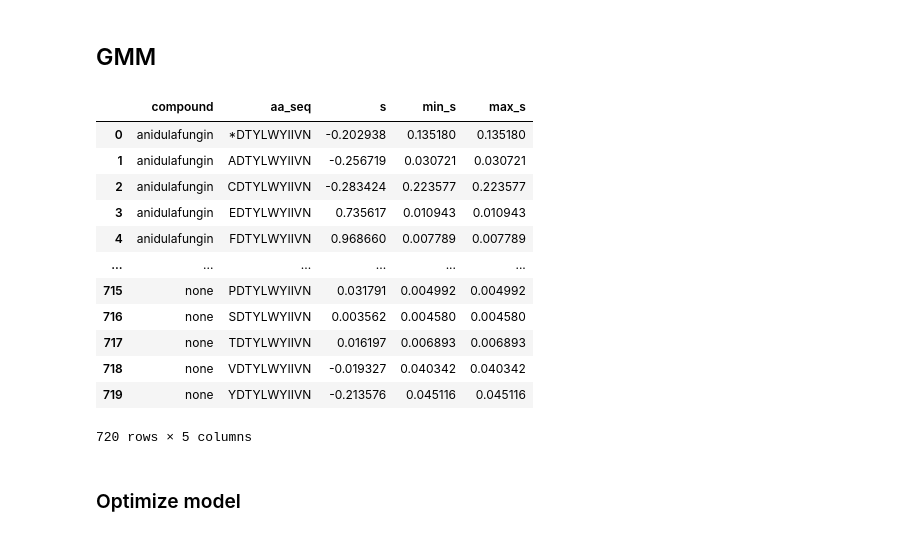
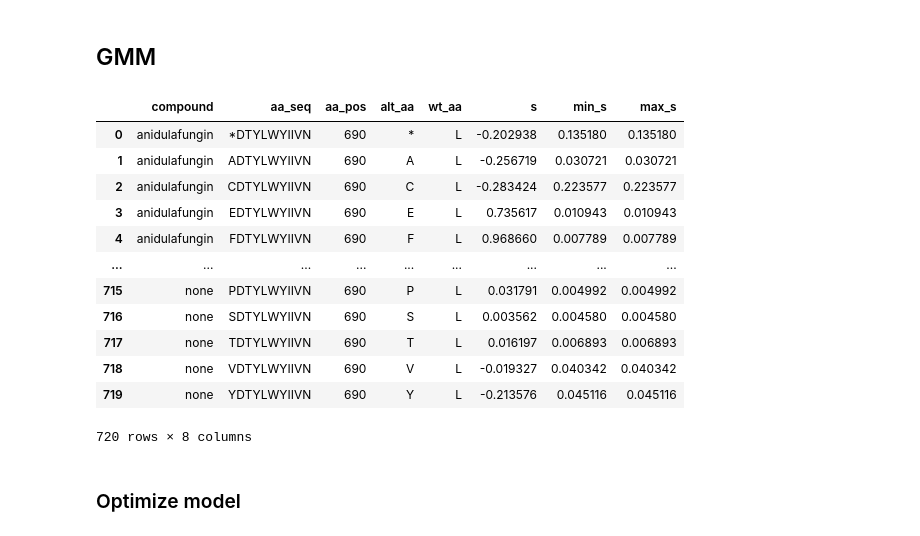
Before and after one commit to durr1602/fks_gyoza, a Jupyter notebook: post/notebooks/train_GMM.ipynb, the cells around one changed output. Saved outputs shown, nothing was run; the diff lists cells and outputs as text; code cells hidden in the pictures.

```diff
--- a/post/notebooks/train_GMM.ipynb
+++ b/post/notebooks/train_GMM.ipynb
@@ -62,25 +60,27 @@ master
 # %%
 GMMdf = (
     master[(master.strain == strain) & (master.locus == locus)]
-    .groupby(["compound", "aa_seq"])[["s", "min_s", "max_s"]]
+    .groupby(["compound", "aa_seq", "aa_pos", "alt_aa", "wt_aa"])[
+        ["s", "min_s", "max_s"]
+    ]
     .agg(s=("s", "first"), min_s=("min_s", "first"), max_s=("max_s", "first"))
     .reset_index()
 )
 GMMdf
 # %% [output]
-|  | compound | aa_seq | s | min_s | max_s |
-| 0 | anidulafungin | *DTYLWYIIVN | -0.202938 | 0.135180 | 0.135180 |
-| 1 | anidulafungin | ADTYLWYIIVN | -0.256719 | 0.030721 | 0.030721 |
-| 2 | anidulafungin | CDTYLWYIIVN | -0.283424 | 0.223577 | 0.223577 |
-| 3 | anidulafungin | EDTYLWYIIVN | 0.735617 | 0.010943 | 0.010943 |
-| 4 | anidulafungin | FDTYLWYIIVN | 0.968660 | 0.007789 | 0.007789 |
-| ... | ... | ... | ... | ... | ... |
-| 715 | none | PDTYLWYIIVN | 0.031791 | 0.004992 | 0.004992 |
-| 716 | none | SDTYLWYIIVN | 0.003562 | 0.004580 | 0.004580 |
-| 717 | none | TDTYLWYIIVN | 0.016197 | 0.006893 | 0.006893 |
-| 718 | none | VDTYLWYIIVN | -0.019327 | 0.040342 | 0.040342 |
-| 719 | none | YDTYLWYIIVN | -0.213576 | 0.045116 | 0.045116 |
+|  | compound | aa_seq | aa_pos | alt_aa | wt_aa | s | min_s | max_s |
+| 0 | anidulafungin | *DTYLWYIIVN | 690 | * | L | -0.202938 | 0.135180 | 0.135180 |
+| 1 | anidulafungin | ADTYLWYIIVN | 690 | A | L | -0.256719 | 0.030721 | 0.030721 |
+| 2 | anidulafungin | CDTYLWYIIVN | 690 | C | L | -0.283424 | 0.223577 | 0.223577 |
+| 3 | anidulafungin | EDTYLWYIIVN | 690 | E | L | 0.735617 | 0.010943 | 0.010943 |
+| 4 | anidulafungin | FDTYLWYIIVN | 690 | F | L | 0.968660 | 0.007789 | 0.007789 |
+| ... | ... | ... | ... | ... | ... | ... | ... | ... |
+| 715 | none | PDTYLWYIIVN | 690 | P | L | 0.031791 | 0.004992 | 0.004992 |
+| 716 | none | SDTYLWYIIVN | 690 | S | L | 0.003562 | 0.004580 | 0.004580 |
+| 717 | none | TDTYLWYIIVN | 690 | T | L | 0.016197 | 0.006893 | 0.006893 |
+| 718 | none | VDTYLWYIIVN | 690 | V | L | -0.019327 | 0.040342 | 0.040342 |
+| 719 | none | YDTYLWYIIVN | 690 | Y | L | -0.213576 | 0.045116 | 0.045116 |
-720 rows × 5 columns
+720 rows × 8 columns
 # %% [markdown]
 ### Optimize model
 # %%
```
Also changed, not shown: parts of 8 cells of this notebook, 49 other files.
